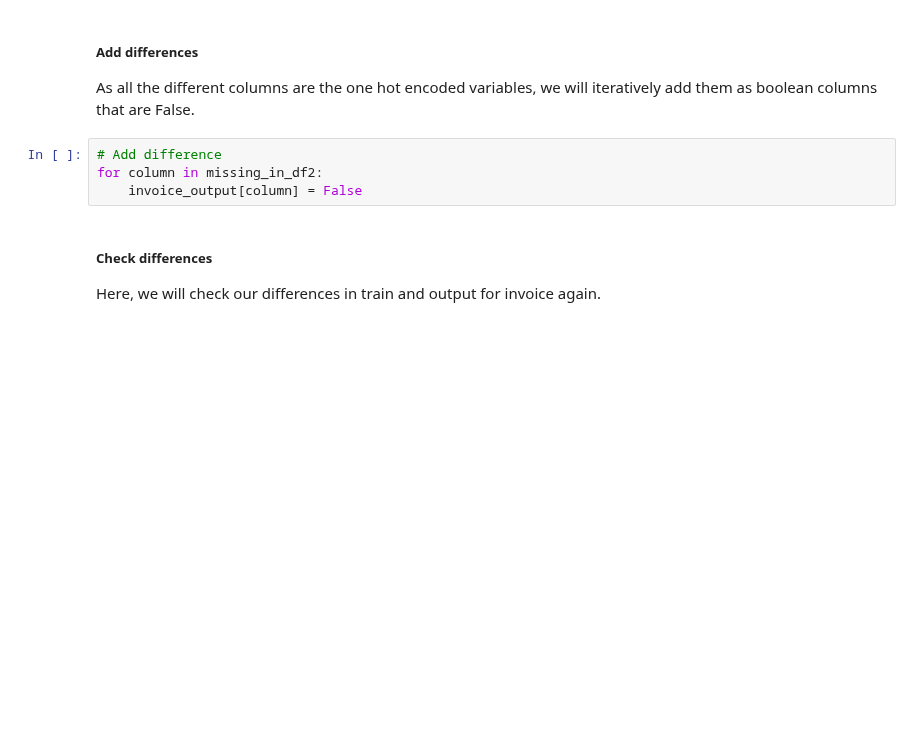
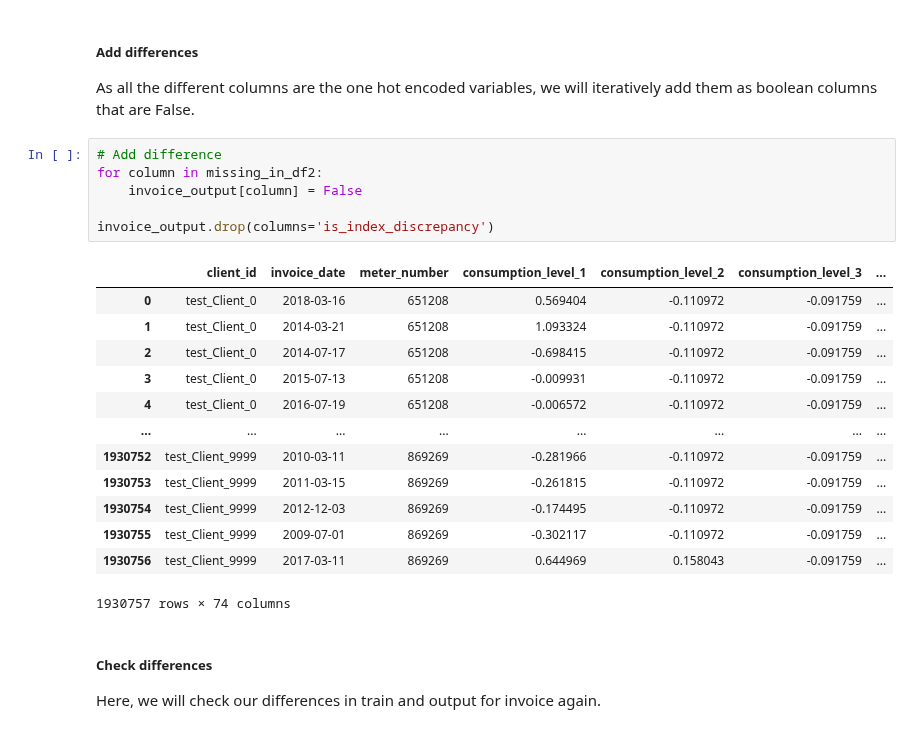
Before and after one commit to bernisschow/CS3244-Fraud-Detection-in-Electricity-and-Gas-Consumption, a Jupyter notebook: NeuralNetworks.ipynb, the cells around one changed output. Saved outputs shown, nothing was run; the diff lists cells and outputs as text; blank space fills up the shorter version.

```diff
--- a/NeuralNetworks.ipynb
+++ b/NeuralNetworks.ipynb
@@ -507,7 +507,23 @@ As all the different columns are the one hot encoded variables, we will iterativ
 # %%
 # Add difference
 for column in missing_in_df2:
     invoice_output[column] = False
+
+invoice_output.drop(columns='is_index_discrepancy')
+# %% [output]
+|  | client_id | invoice_date | meter_number | consumption_level_1 | consumption_level_2 | consumption_level_3 | ... |
+| 0 | test_Client_0 | 2018-03-16 | 651208 | 0.569404 | -0.110972 | -0.091759 | ... |
+| 1 | test_Client_0 | 2014-03-21 | 651208 | 1.093324 | -0.110972 | -0.091759 | ... |
+| 2 | test_Client_0 | 2014-07-17 | 651208 | -0.698415 | -0.110972 | -0.091759 | ... |
+| 3 | test_Client_0 | 2015-07-13 | 651208 | -0.009931 | -0.110972 | -0.091759 | ... |
+| 4 | test_Client_0 | 2016-07-19 | 651208 | -0.006572 | -0.110972 | -0.091759 | ... |
+| ... | ... | ... | ... | ... | ... | ... | ... |
+| 1930752 | test_Client_9999 | 2010-03-11 | 869269 | -0.281966 | -0.110972 | -0.091759 | ... |
+| 1930753 | test_Client_9999 | 2011-03-15 | 869269 | -0.261815 | -0.110972 | -0.091759 | ... |
+| 1930754 | test_Client_9999 | 2012-12-03 | 869269 | -0.174495 | -0.110972 | -0.091759 | ... |
+| 1930755 | test_Client_9999 | 2009-07-01 | 869269 | -0.302117 | -0.110972 | -0.091759 | ... |
+| 1930756 | test_Client_9999 | 2017-03-11 | 869269 | 0.644969 | 0.158043 | -0.091759 | ... |
+1930757 rows × 74 columns
 # %% [markdown]
 ##### Check differences
 
```
Also changed, not shown: parts of 2 cells of this notebook, 1 other file.
